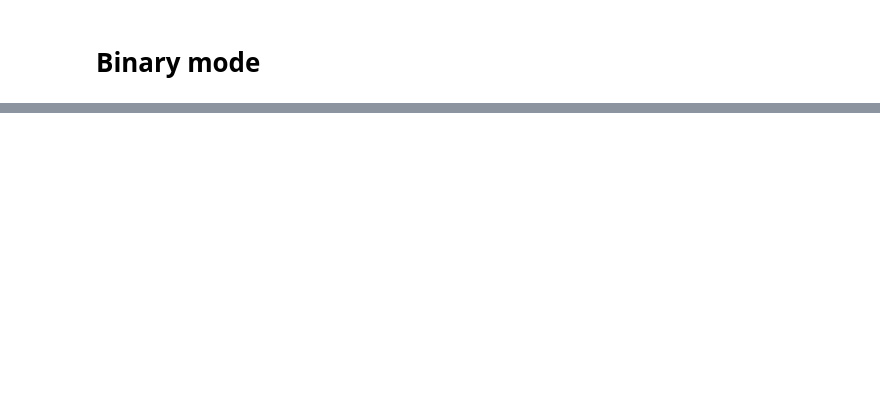
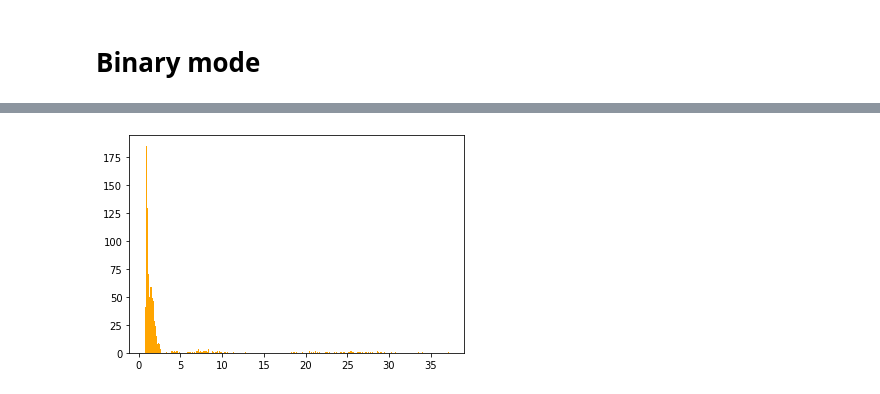
Before and after one commit to raphaelreinauer/giotto-deep, a Jupyter notebook: examples/LaplacianSpectralAnalysis.ipynb, the cells around one changed output, grey strips where cells are left out. Saved outputs shown, nothing was run; the diff lists cells and outputs as text; code cells hidden in the pictures; blank space fills up the shorter version.

```diff
--- a/examples/LaplacianSpectralAnalysis.ipynb
+++ b/examples/LaplacianSpectralAnalysis.ipynb
@@ -397,7 +284,7 @@ overfit = True
 
 
 if overfit:
-    for epoch in range(50):
+    for epoch in range(150):
          pipe.train(optimizer, 1, False, {"lr": 0.1}, n_accumulated_grads=5,keep_training=True)
 
 plt.figure(1)
@@ -531,0 +373,19 @@ plt.title('maximum value of eigenvector as a function of eigenvalue')
+# %%
+arch = [28*28, 50, 50, 10]
+model = nn.Sequential(nn.Flatten(), FFNet(arch,bias=False ))
+pipe = Pipeline(model, (dl_tr, dl_ts), loss_fn, writer)
+
+
+epochs = 4
+
+
+for i in range(epochs):
+    #Train :
+    pipe.train(optimizer, 1, False, {"lr": 0.1}, n_accumulated_grads=5,keep_training=True)
+
+
+me = ModelExtractor(pipe.model, pipe.loss_fn)
+weights = list(me.get_layers_param().values())
+#weights = [layer.to(cpu) for layer in weights]
+lapOp = LaplacianOperator(weights,positivation='abs')
+u,v = lapOp.diagonalize()
@@ -531,0 +410,5 @@ plt.title('maximum value of eigenvector as a function of eigenvalue')
+# %%
+plt.hist(u.to('cpu').numpy(),bins=300,color='orange')
+plt.show()
+# %% [output]
+[figure, added]
```
Also changed, not shown: parts of 42 cells of this notebook.
